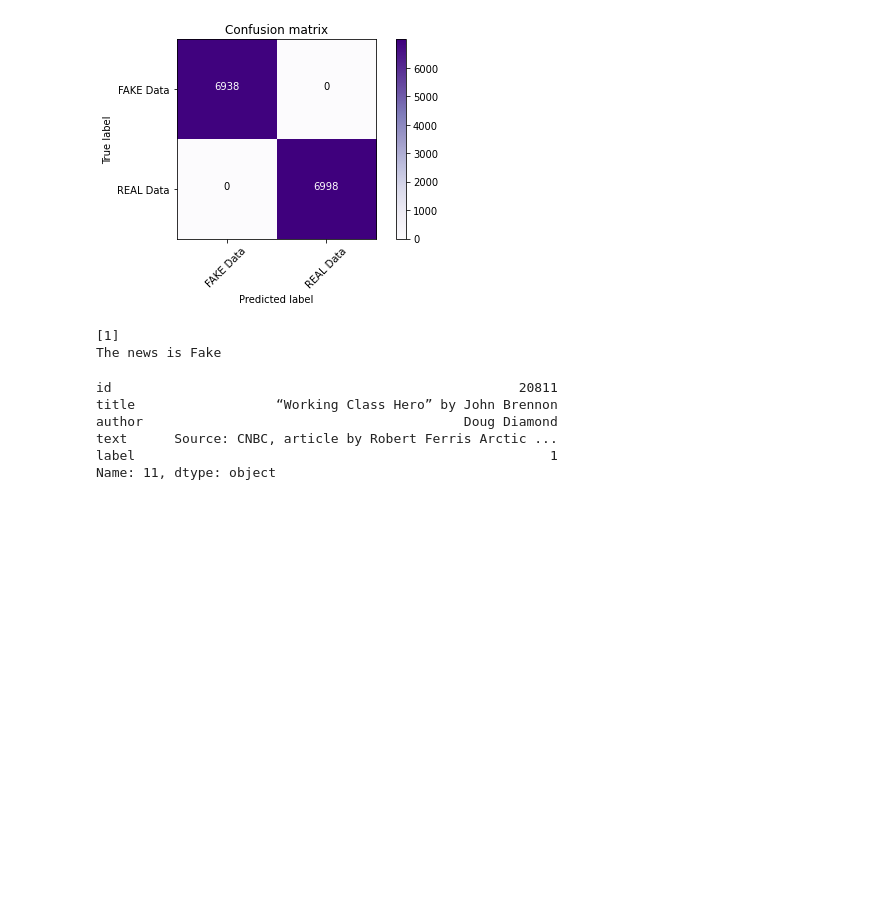
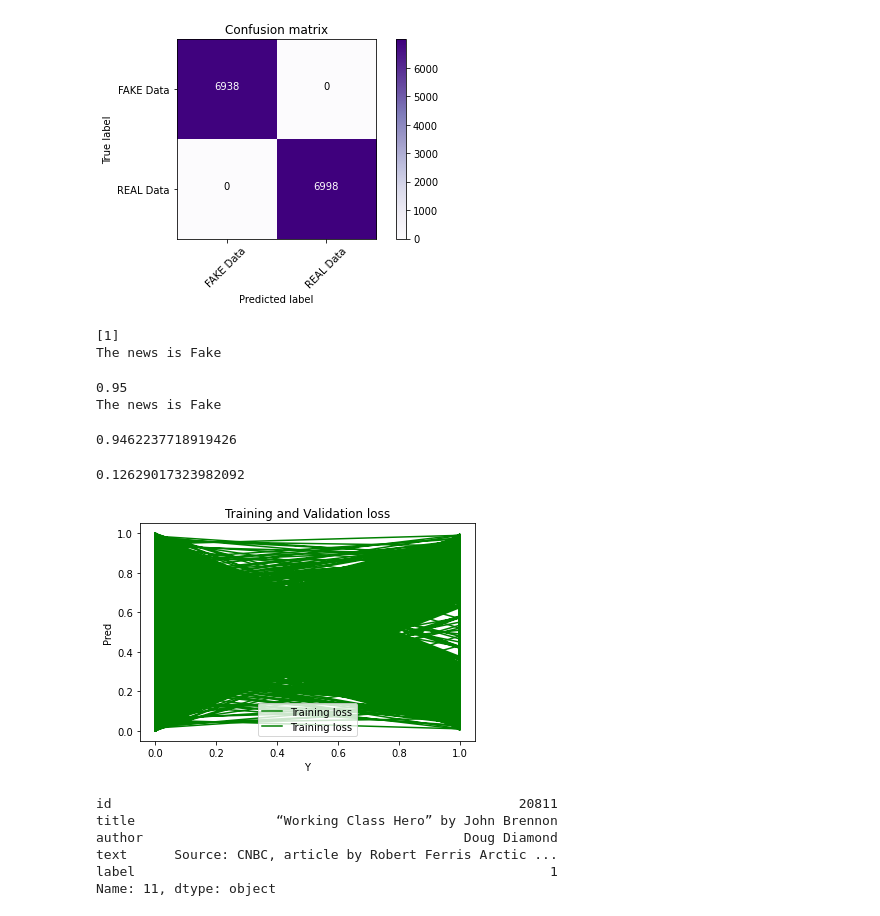
Before and after one commit to Idanleyb/Fake-News-Project, a Jupyter notebook: Fake_news.ipynb, the cells around one changed output. Saved outputs shown, nothing was run; the diff lists cells and outputs as text; code cells hidden in the pictures; blank space fills up the shorter version.

```diff
--- a/Fake_news.ipynb
+++ b/Fake_news.ipynb
@@ -733,10 +788,10 @@ Xall_train, Xall_test, yall_train, yall_test = train_test_split(X_all, Y_all, te
 # %%
-# LOGISTIC REGRESSION for ALL:
-model_all = LogisticRegression()
-model_all.fit(Xall_train, yall_train)
+# LOGISTIC REGRESSION:
+lg = LogisticRegression()
+model_lg=lg.fit(X_train, y_train)
 
 # accuracy score on the training data
-X_train_prediction_all = model_all.predict(Xall_train)
-training_data_accuracy_all = round(accuracy_score(X_train_prediction_all, yall_train)*100,3)
+X_train_prediction = lg.predict(X_train)
+training_data_accuracy = round(accuracy_score(X_train_prediction, y_train)*100,3)
 
-print('Accuracy score of the training data,%: ', training_data_accuracy_all)
+print('Accuracy score of the training data,%: ', training_data_accuracy)
@@ -743,10 +799,0 @@ print('Accuracy score of the training data,%: ', training_data_accuracy_all)
-# %%
-# LOGISTIC REGRESSION:
-lg = LogisticRegression()
-lg.fit(X_train, y_train)
-
-# accuracy score on the training data
-X_train_prediction = lg.predict(X_train)
-training_data_accuracy = round(accuracy_score(X_train_prediction, y_train)*100,3)
-
-print('Accuracy score of the training data,%: ', training_data_accuracy)
@@ -930,6 +1040,53 @@ else:
 # %% [output]
 [1]
 The news is Fake
+# %%
+#Probability for fake or real on every sample
+X_prob = X_test[1]
+
+prob = lg.predict_proba(X_prob)
+print(f'{prob[0][0]:.2f}')
+
+if (prob[0][0]<0.7):
+  print('The news is Real')
+else:
+  print('The news is Fake')
+# %% [output]
+0.95
+The news is Fake
+# %%
+fake_prob = lg.predict_proba(X_test)
+# %%
+prob[0][0]
+# %% [output]
+0.9462237718919426
+# %%
+from sklearn.metrics import log_loss
+logloss = log_loss(y_test,fake_prob)
+print(logloss)
+# %% [output]
+0.12629017323982092
+# %%
+import matplotlib.pyplot as plt
+# loss_train = history.history['train_loss']
+# loss_val = history.history['val_loss']
+plt.plot(y_test, fake_prob, 'g', label='Training loss')
+# plt.plot(y_test, loss_val, 'b', label='validation loss')
+plt.title('Training and Validation loss')
+plt.xlabel('Y')
+plt.ylabel('Pred')
+plt.legend()
+plt.show()
+
+
+# plt.plot(Y_array, x_entropy_loss, 'r-' )
+# plt.title('Cross entropy loss')
+# plt.xlabel('$Y_{pred}$', fontsize=15)
+# plt.ylabel('$Y_{label}$', fontsize=15)
+# plt.ylim(-2, 5)
+# plt.show()
+# %% [output]
+[figure, added]
 # %%
 submit_test.iloc[11]
 # %% [output]
```
Also changed, not shown: parts of 91 cells of this notebook.
